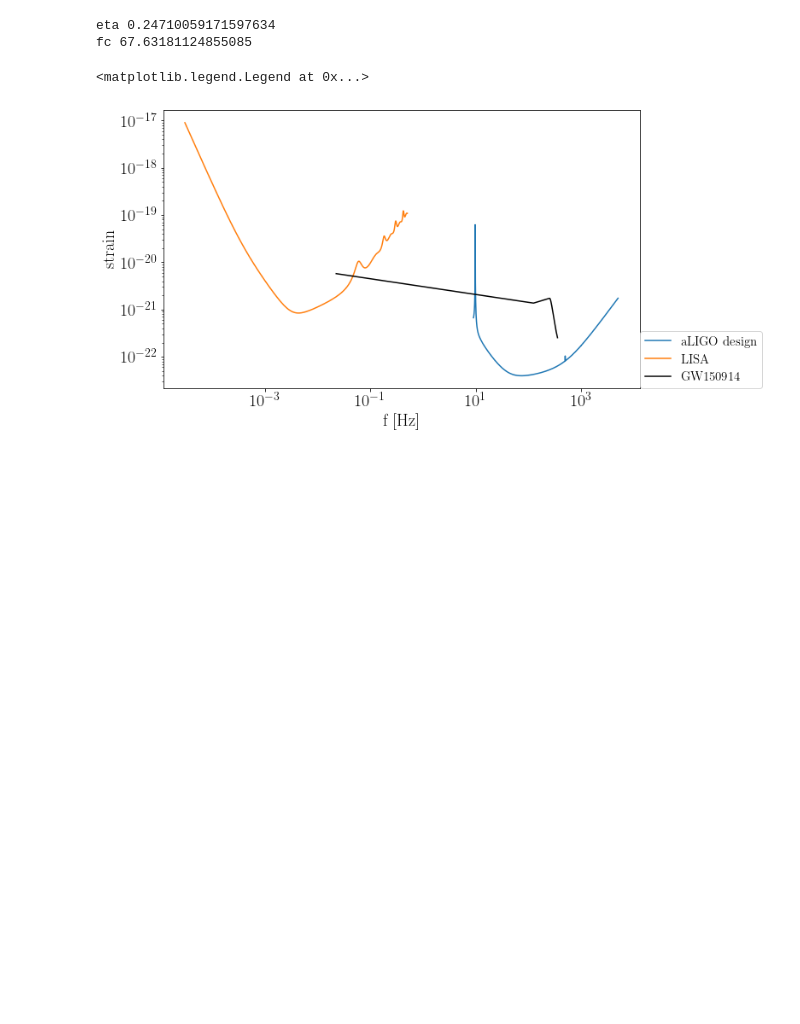
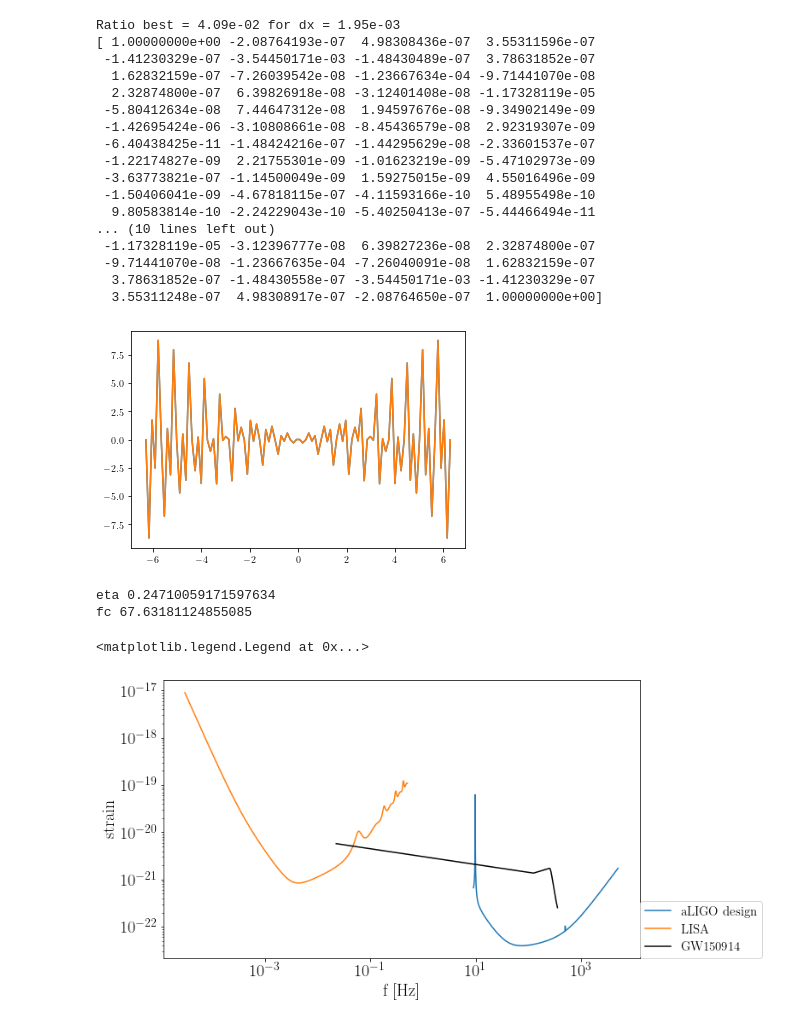
Before and after one commit to AnChenPhys/multiband_MG, a Jupyter notebook: code/multiband_MG_new.ipynb, the cells around one changed output. Drawn from its saved outputs; the diff is of its cells as text; code cells hidden in the pictures; blank space fills up the shorter version.

```diff
--- a/code/multiband_MG_new.ipynb
+++ b/code/multiband_MG_new.ipynb
@@ -46,11 +46,13 @@ LISA_strain = np.loadtxt('../data/LISA_strain.txt')
 ligo_interp = interpolate.interp1d(ligo_asd[:,0],ligo_asd[:,1])
 lisa_interp = interpolate.interp1d(LISA_strain[:,0], LISA_strain[:,3])
 # %%
-def numerical_derivative(func, par, dx, verbose=False):
+def numerical_derivative(func, par, dx, conv=5e-2, factor=.5, verbose=False):
 
-    ratio = 1e8
+    ratio   = 1e8
+    r_best  = 1e8
+    dx_best = 0.
 
-    while ratio > 5e-2:
+    while ratio > conv:
         d1    = derivative(func, par, dx=dx/2, order=5)
         d2    = derivative(func, par, dx=dx *2, order=5)
 
@@ -60,20 +62,59 @@ def numerical_derivative(func, par, dx, verbose=False):
         d1    = d1[prod != 0]
         d2    = d2[prod != 0]
 
-        r_vec = np.abs( (d1 -d2)/np.mean((d1,d2), axis=0) )
+        r_vec = np.abs( (d1 -d2)/np.mean((d1, d2), axis=0) )
 
         if len(r_vec) < int(ld1/3):
-            ratio = 1e8
+            ratio = 1e6
         else:
             ratio = np.mean(r_vec)
 
-        dx *= .5
+        if ratio < r_best:
+            dx_best = dx
+            r_best  = ratio
 
-    if dx < 1e-15:
-        print(par, dx)
-        raise ValueError('No convergence')
+        dx *= factor
 
-    return derivative(func, par, dx=dx*2)
+        if dx < 1e-15:
+            #print(par, dx)
+            #raise ValueError('No convergence')
+            ratio = 1e-1 *conv
+
+    print('Ratio best = %.2e for dx = %.2e' % (r_best, dx_best))
+    return derivative(func, par, dx=dx_best, order=5)
+# %%
+# Just a test of my function to compute derivatives
+a_val    = 10
+b_val    = 6
+x        = np.linspace(-2 *np.pi, 2 * np.pi, 100)
+my_func  = lambda a : np.sin(a * x)**b_val
+
+analytic = b_val *x *np.cos(a_val *x) *np.sin(a_val * x)**(b_val -1)
+dsin     = numerical_derivative(my_func, a_val, 1)
+
+plt.plot(x, dsin)
+plt.plot(x, analytic)
+
+print( (dsin -analytic ) / dsin )
+# %% [output]
+Ratio best = 4.09e-02 for dx = 1.95e-03
+[ 1.00000000e+00 -2.08764193e-07  4.98308436e-07  3.55311596e-07
+ -1.41230329e-07 -3.54450171e-03 -1.48430489e-07  3.78631852e-07
+  1.62832159e-07 -7.26039542e-08 -1.23667634e-04 -9.71441070e-08
+  2.32874800e-07  6.39826918e-08 -3.12401408e-08 -1.17328119e-05
+ -5.80412634e-08  7.44647312e-08  1.94597676e-08 -9.34902149e-09
+ -1.42695424e-06 -3.10808661e-08 -8.45436579e-08  2.92319307e-09
+ -6.40438425e-11 -1.48424216e-07 -1.44295629e-08 -2.33601537e-07
+ -1.22174827e-09  2.21755301e-09 -1.01623219e-09 -5.47102973e-09
+ -3.63773821e-07 -1.14500049e-09  1.59275015e-09  4.55016496e-09
+ -1.50406041e-09 -4.67818115e-07 -4.11593166e-10  5.48955498e-10
+  9.80583814e-10 -2.24229043e-10 -5.40250413e-07 -5.44466494e-11
+... (10 lines left out)
+ -1.17328119e-05 -3.12396777e-08  6.39827236e-08  2.32874800e-07
+ -9.71441070e-08 -1.23667635e-04 -7.26040091e-08  1.62832159e-07
+  3.78631852e-07 -1.48430558e-07 -3.54450171e-03 -1.41230329e-07
+  3.55311248e-07  4.98308917e-07 -2.08764650e-07  1.00000000e+00]
+[figure, added]
 # %%
 # Define function to return covariance matrix for chosen waveform.
 
```
Also changed, not shown: parts of 18 cells of this notebook.
